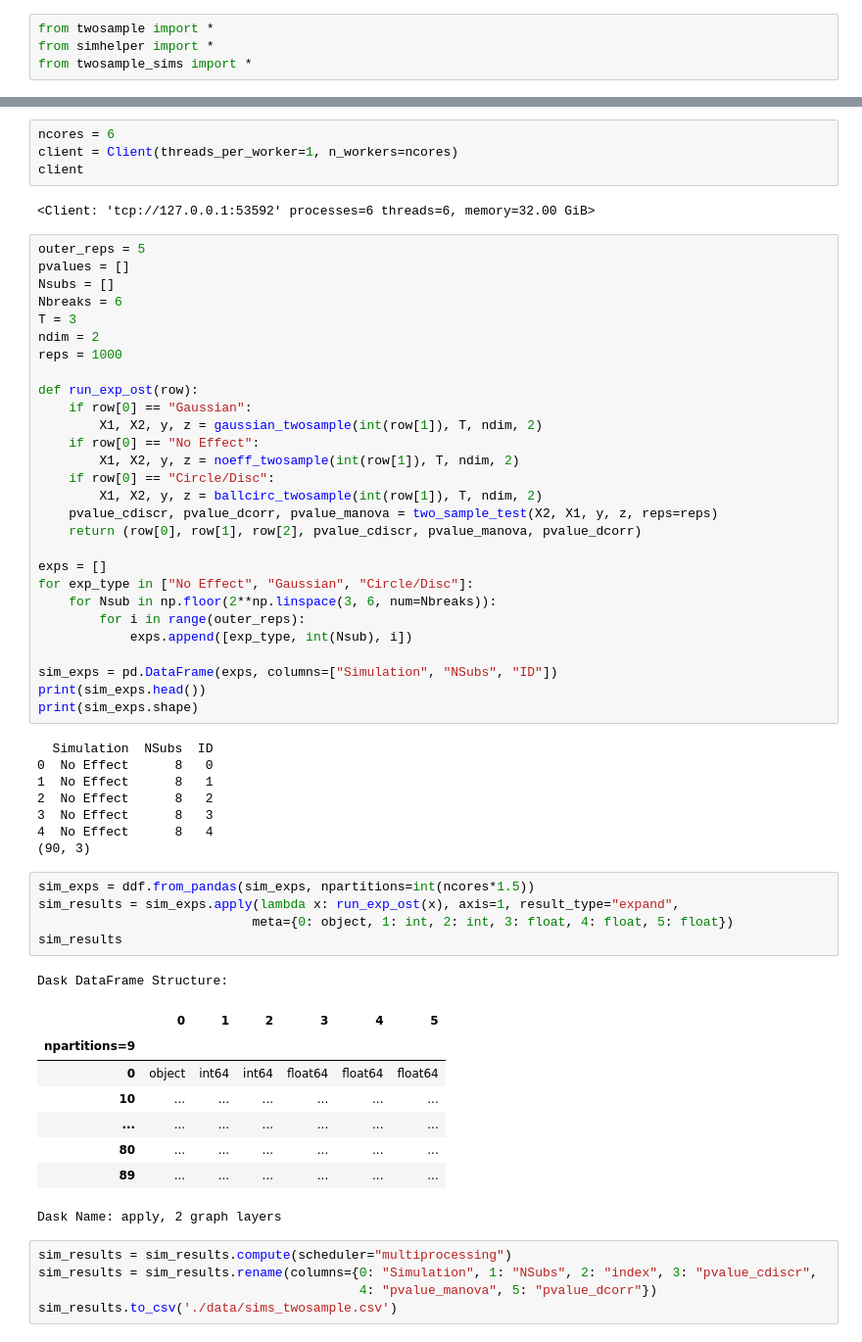
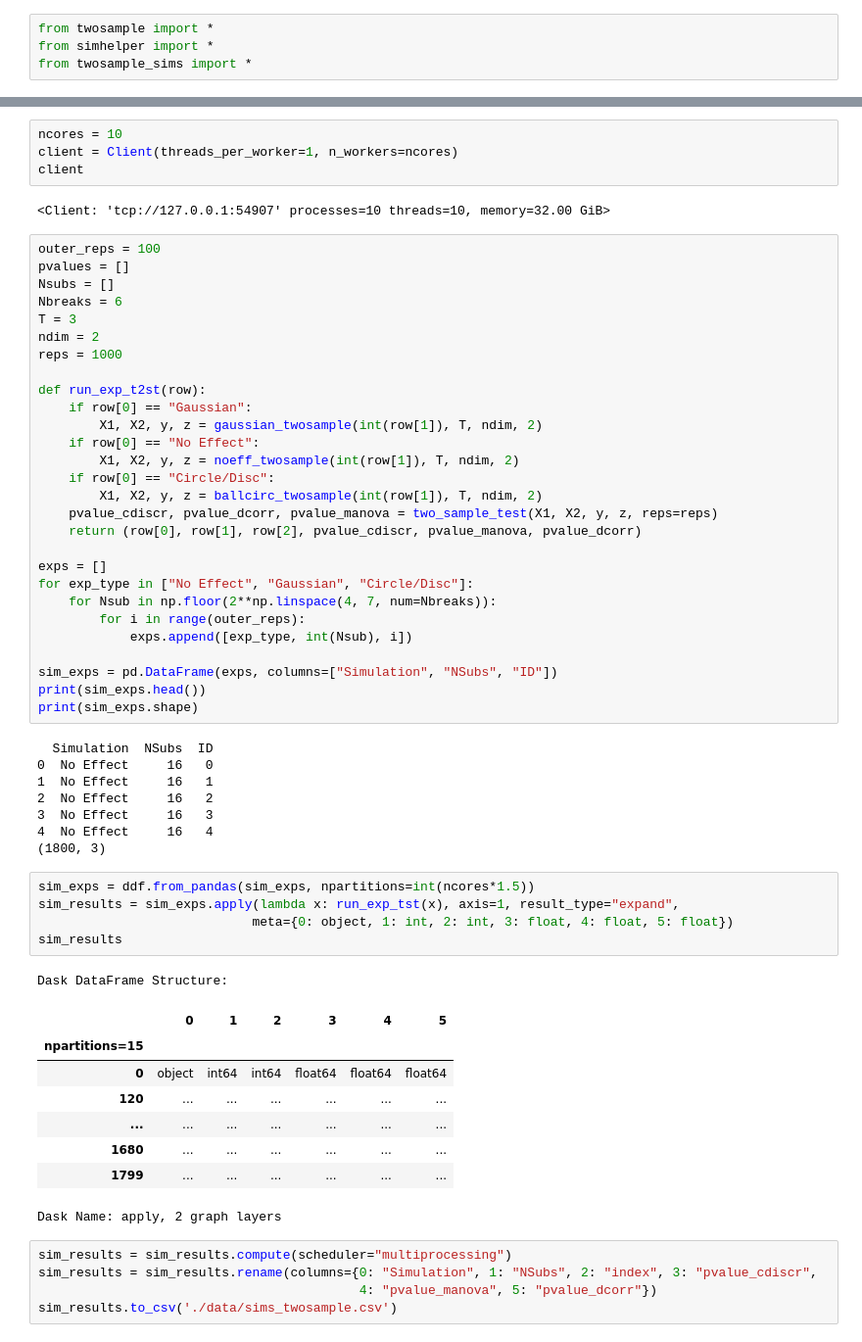
Before and after one commit to neurodata/class_discr, a Jupyter notebook: two_sample_sims.ipynb, the cells around one changed output, grey strips where cells are left out. Shown: that part at 98% size. Saved outputs shown, nothing was run; the diff lists cells and outputs as text.

```diff
--- a/two_sample_sims.ipynb
+++ b/two_sample_sims.ipynb
@@ -85,11 +85,11 @@ sns.scatterplot(x="x1", y="x2", data=Xdat2, ax=axs[1], hue="Class")
 # %%
-ncores = 6
+ncores = 10
 client = Client(threads_per_worker=1, n_workers=ncores)
 client
 # %% [output]
-<Client: 'tcp://127.0.0.1:53592' processes=6 threads=6, memory=32.00 GiB>
+<Client: 'tcp://127.0.0.1:54907' processes=10 threads=10, memory=32.00 GiB>
 # %%
-outer_reps = 5
+outer_reps = 100
 pvalues = []
 Nsubs = []
 Nbreaks = 6
@@ -97,19 +97,19 @@ T = 3
 ndim = 2
 reps = 1000
 
-def run_exp_ost(row):
+def run_exp_t2st(row):
     if row[0] == "Gaussian":
         X1, X2, y, z = gaussian_twosample(int(row[1]), T, ndim, 2)
     if row[0] == "No Effect":
         X1, X2, y, z = noeff_twosample(int(row[1]), T, ndim, 2)
     if row[0] == "Circle/Disc":
         X1, X2, y, z = ballcirc_twosample(int(row[1]), T, ndim, 2)
-    pvalue_cdiscr, pvalue_dcorr, pvalue_manova = two_sample_test(X2, X1, y, z, reps=reps)
+    pvalue_cdiscr, pvalue_dcorr, pvalue_manova = two_sample_test(X1, X2, y, z, reps=reps)
     return (row[0], row[1], row[2], pvalue_cdiscr, pvalue_manova, pvalue_dcorr)
 
 exps = []
 for exp_type in ["No Effect", "Gaussian", "Circle/Disc"]:
-    for Nsub in np.floor(2**np.linspace(3, 6, num=Nbreaks)):
+    for Nsub in np.floor(2**np.linspace(4, 7, num=Nbreaks)):
         for i in range(outer_reps):
             exps.append([exp_type, int(Nsub), i])
 
@@ -118,26 +118,26 @@ print(sim_exps.head())
 print(sim_exps.shape)
 # %% [output]
   Simulation  NSubs  ID
-0  No Effect      8   0
-1  No Effect      8   1
-2  No Effect      8   2
-3  No Effect      8   3
-4  No Effect      8   4
-(90, 3)
+0  No Effect     16   0
+1  No Effect     16   1
+2  No Effect     16   2
+3  No Effect     16   3
+4  No Effect     16   4
+(1800, 3)
 # %%
 sim_exps = ddf.from_pandas(sim_exps, npartitions=int(ncores*1.5))
-sim_results = sim_exps.apply(lambda x: run_exp_ost(x), axis=1, result_type="expand",
+sim_results = sim_exps.apply(lambda x: run_exp_tst(x), axis=1, result_type="expand",
                             meta={0: object, 1: int, 2: int, 3: float, 4: float, 5: float})
 sim_results
 # %% [output]
 Dask DataFrame Structure:
 |  | 0 | 1 | 2 | 3 | 4 | 5 |
-| npartitions=9 |  |  |  |  |  |  |
+| npartitions=15 |  |  |  |  |  |  |
 | 0 | object | int64 | int64 | float64 | float64 | float64 |
-| 10 | ... | ... | ... | ... | ... | ... |
+| 120 | ... | ... | ... | ... | ... | ... |
 | ... | ... | ... | ... | ... | ... | ... |
-| 80 | ... | ... | ... | ... | ... | ... |
-| 89 | ... | ... | ... | ... | ... | ... |
+| 1680 | ... | ... | ... | ... | ... | ... |
+| 1799 | ... | ... | ... | ... | ... | ... |
 Dask Name: apply, 2 graph layers
 # %%
 sim_results = sim_results.compute(scheduler="multiprocessing")
```
Also changed, not shown: parts of 10 cells of this notebook, 2 other files.
